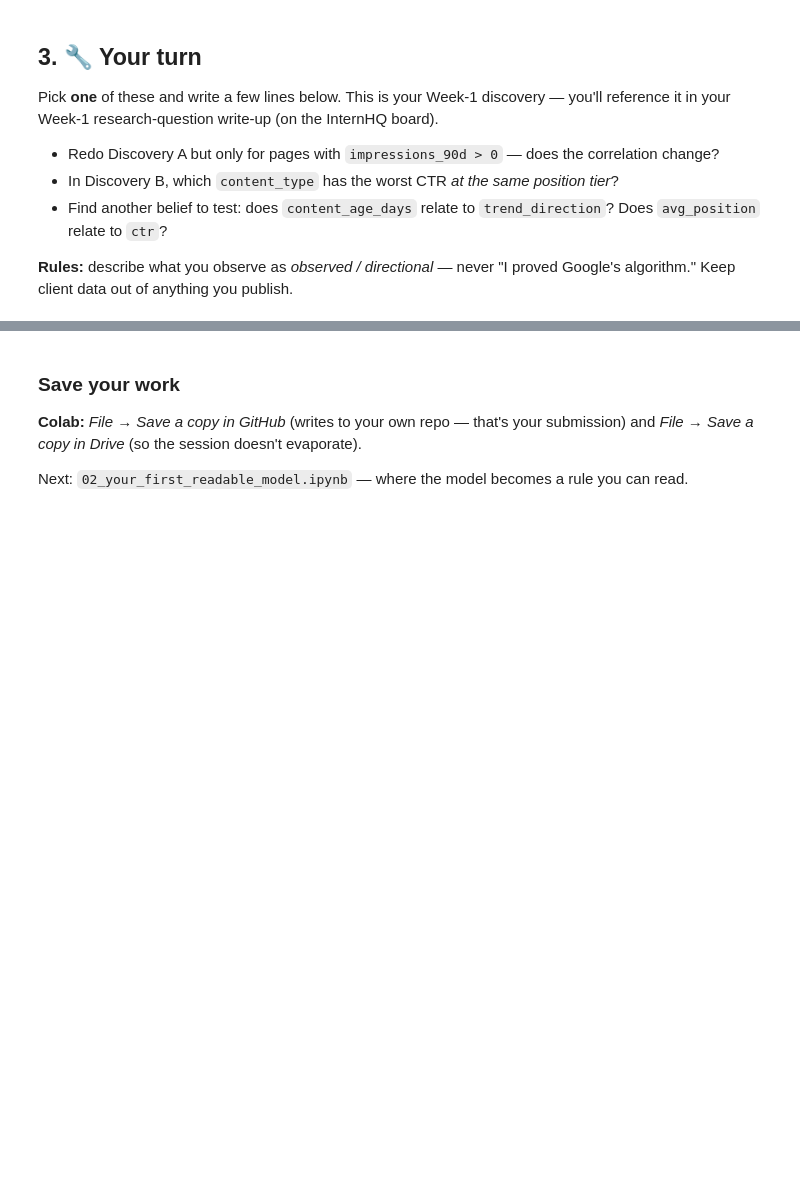
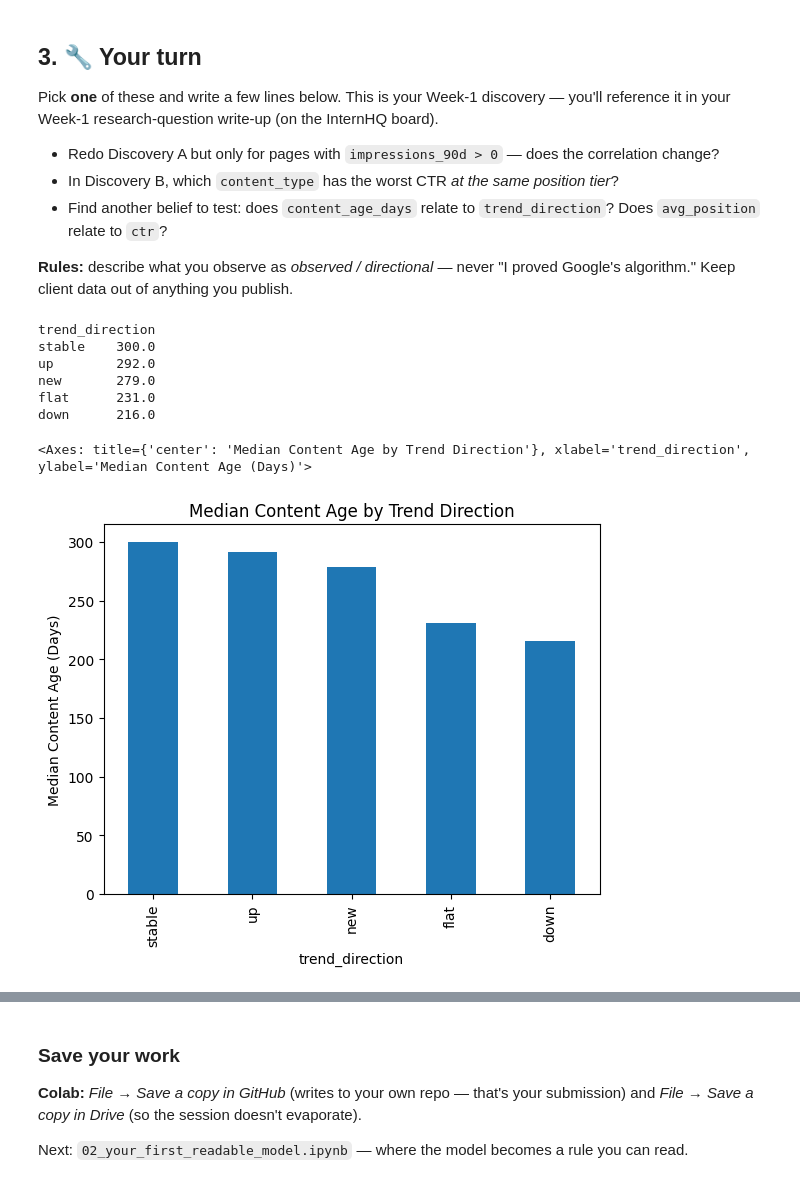
Before and after one commit to Underag3/flyrank.ai, a Jupyter notebook: notebooks/01_first_look_and_discovery.ipynb, the cells around one changed output, grey strips where cells are left out. Drawn from its saved outputs; the diff is of its cells as text; code cells hidden in the pictures; blank space fills up the shorter version.

```diff
--- a/notebooks/01_first_look_and_discovery.ipynb
+++ b/notebooks/01_first_look_and_discovery.ipynb
@@ -101,0 +156,22 @@ Pick **one** of these and write a few lines below. This is your Week-1 discovery
+# %%
+# 1. Group the data by trend direction and calculate the median content age (in days)
+age_by_trend = df.groupby("trend_direction")["content_age_days"].median().sort_values(ascending=False)
+
+# 2. Display the rounded results as text
+print(age_by_trend.round(0).to_string())
+
+# 3. Plot the results as a bar chart
+age_by_trend.plot(
+    kind="bar",
+    title="Median Content Age by Trend Direction",
+    ylabel="Median Content Age (Days)"
+)
+# %% [output]
+trend_direction
+stable    300.0
+up        292.0
+new       279.0
+flat      231.0
+down      216.0
+<Axes: title={'center': 'Median Content Age by Trend Direction'}, xlabel='trend_direction', ylabel='Median Content Age (Days)'>
+[figure, added]
```
Also changed, not shown: parts of 10 cells of this notebook.
